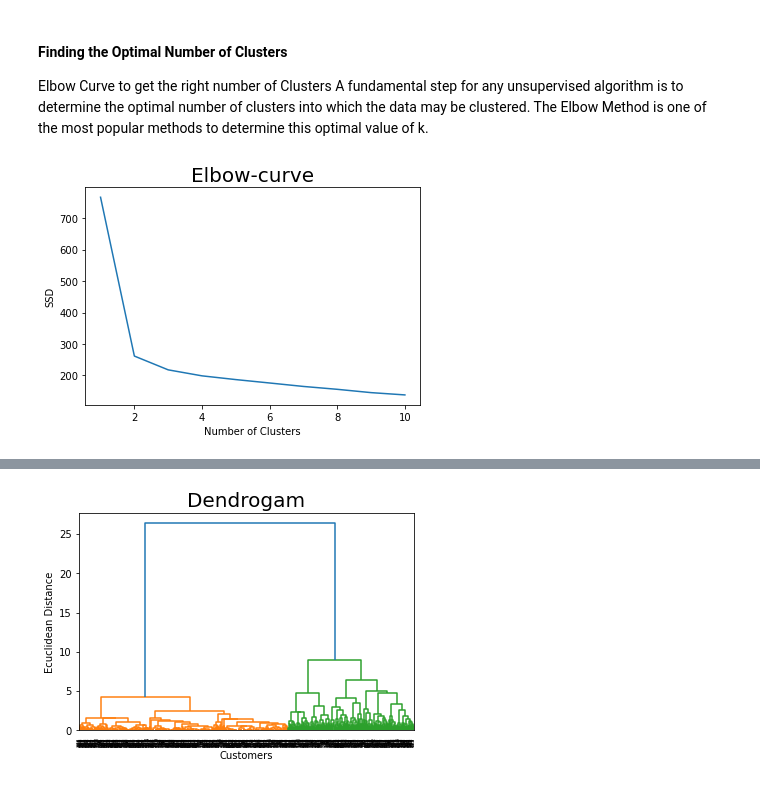
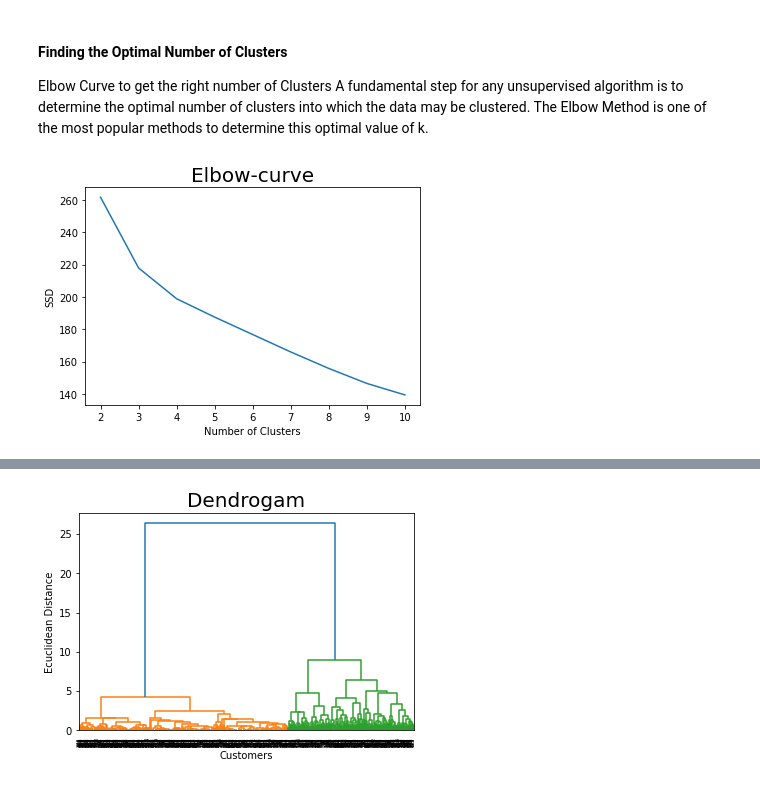
Before and after one commit to Azymir/Breast_Cancer_Wisconsin, a Jupyter notebook: Breast Cancer Wisconsin Notebook.ipynb, the cells around one changed output, grey strips where cells are left out. Cells and saved outputs as stored; diff of their text form; code cells hidden in the pictures.

Commit message:
add Kmeans

```diff
--- a/Breast Cancer Wisconsin Notebook.ipynb
+++ b/Breast Cancer Wisconsin Notebook.ipynb
@@ -304,19 +302,17 @@ The k-means algorithm searches for a pre-determined number of clusters within an
 Elbow Curve to get the right number of Clusters
 A fundamental step for any unsupervised algorithm is to determine the optimal number of clusters into which the data may be clustered. The Elbow Method is one of the most popular methods to determine this optimal value of k.
 # %%
-from sklearn.cluster import KMeans
-
-ssd = []
-for i in range(1, 11):
+ssd = [] # squared distances
+for i in range(2, 11):
     kmeans = KMeans(n_clusters=i, max_iter=698)
     kmeans.fit(scaled_df)
     ssd.append(kmeans.inertia_)
 
 # plot the SSDs for each n_clusters
-plt.plot(range(1, 11), ssd)
+plt.plot(range(2, 11), ssd)
 plt.title('Elbow-curve', fontsize = 20)
 plt.xlabel('Number of Clusters')
 plt.ylabel('SSD')
 plt.show()
 # %% [output]
-[figure, old version]
+[figure, new version]
```
Also changed, not shown: parts of 11 cells of this notebook.
